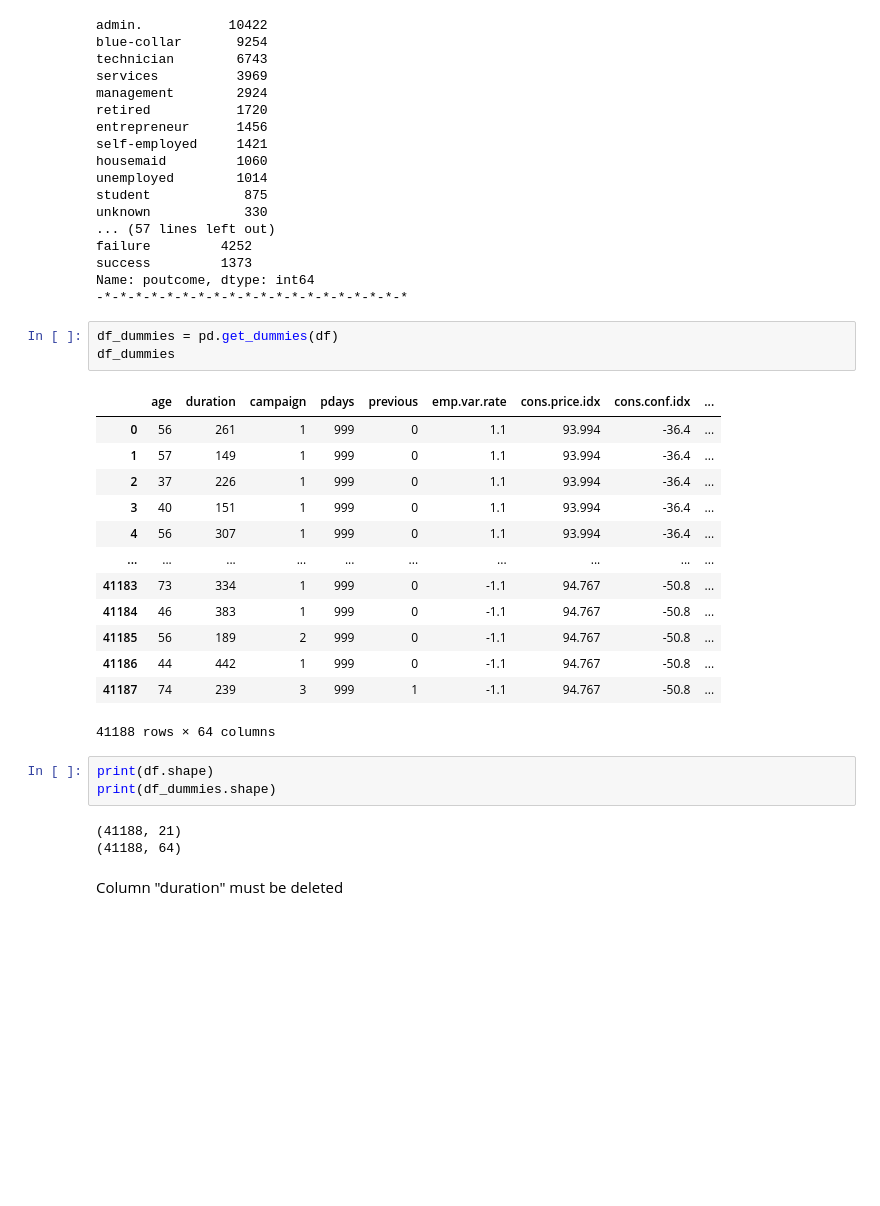
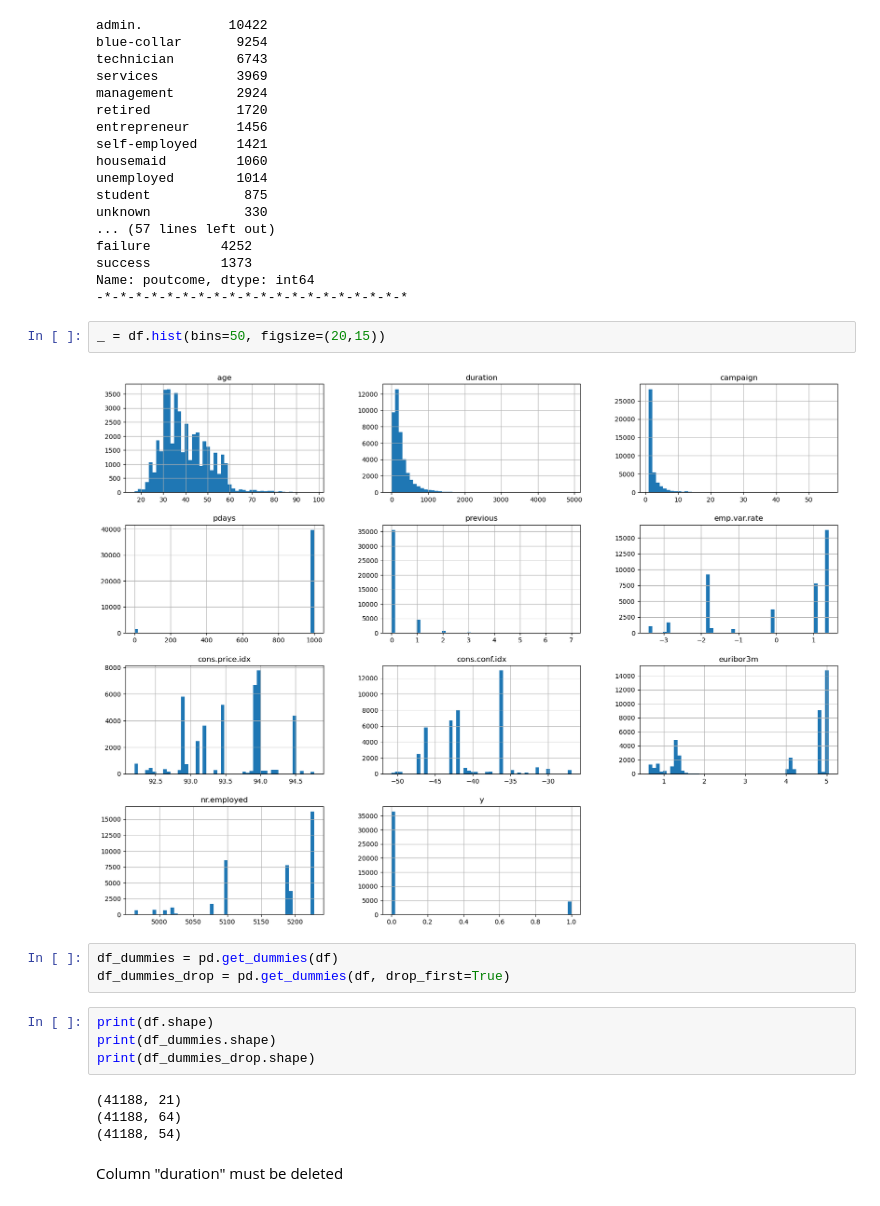
Before and after one commit to Mehrdad-Zarghami/my-codes_university, a Jupyter notebook: data_science/my_code/lab3/lab3-modelling/bank_classification.ipynb, the cells around one changed output. Saved outputs shown, nothing was run; the diff lists cells and outputs as text; blank space fills up the shorter version.

```diff
--- a/data_science/my_code/lab3/lab3-modelling/bank_classification.ipynb
+++ b/data_science/my_code/lab3/lab3-modelling/bank_classification.ipynb
@@ -105,29 +114,21 @@ failure         4252
 success         1373
 Name: poutcome, dtype: int64
 -*-*-*-*-*-*-*-*-*-*-*-*-*-*-*-*-*-*-*-*
+# %%
+_ = df.hist(bins=50, figsize=(20,15))
+# %% [output]
+[figure, added]
 # %%
 df_dummies = pd.get_dummies(df)
-df_dummies
+df_dummies_drop = pd.get_dummies(df, drop_first=True)
-# %% [output]
-|  | age | duration | campaign | pdays | previous | emp.var.rate | cons.price.idx | cons.conf.idx | ... |
-| 0 | 56 | 261 | 1 | 999 | 0 | 1.1 | 93.994 | -36.4 | ... |
-| 1 | 57 | 149 | 1 | 999 | 0 | 1.1 | 93.994 | -36.4 | ... |
-| 2 | 37 | 226 | 1 | 999 | 0 | 1.1 | 93.994 | -36.4 | ... |
-| 3 | 40 | 151 | 1 | 999 | 0 | 1.1 | 93.994 | -36.4 | ... |
-| 4 | 56 | 307 | 1 | 999 | 0 | 1.1 | 93.994 | -36.4 | ... |
-| ... | ... | ... | ... | ... | ... | ... | ... | ... | ... |
-| 41183 | 73 | 334 | 1 | 999 | 0 | -1.1 | 94.767 | -50.8 | ... |
-| 41184 | 46 | 383 | 1 | 999 | 0 | -1.1 | 94.767 | -50.8 | ... |
-| 41185 | 56 | 189 | 2 | 999 | 0 | -1.1 | 94.767 | -50.8 | ... |
-| 41186 | 44 | 442 | 1 | 999 | 0 | -1.1 | 94.767 | -50.8 | ... |
-| 41187 | 74 | 239 | 3 | 999 | 1 | -1.1 | 94.767 | -50.8 | ... |
-41188 rows × 64 columns
 # %%
 print(df.shape)
 print(df_dummies.shape)
+print(df_dummies_drop.shape)
 # %% [output]
 (41188, 21)
 (41188, 64)
+(41188, 54)
 # %% [markdown]
 Column "duration" must be deleted
 # %%
```
Also changed, not shown: parts of 38 cells of this notebook, 21 other files.
